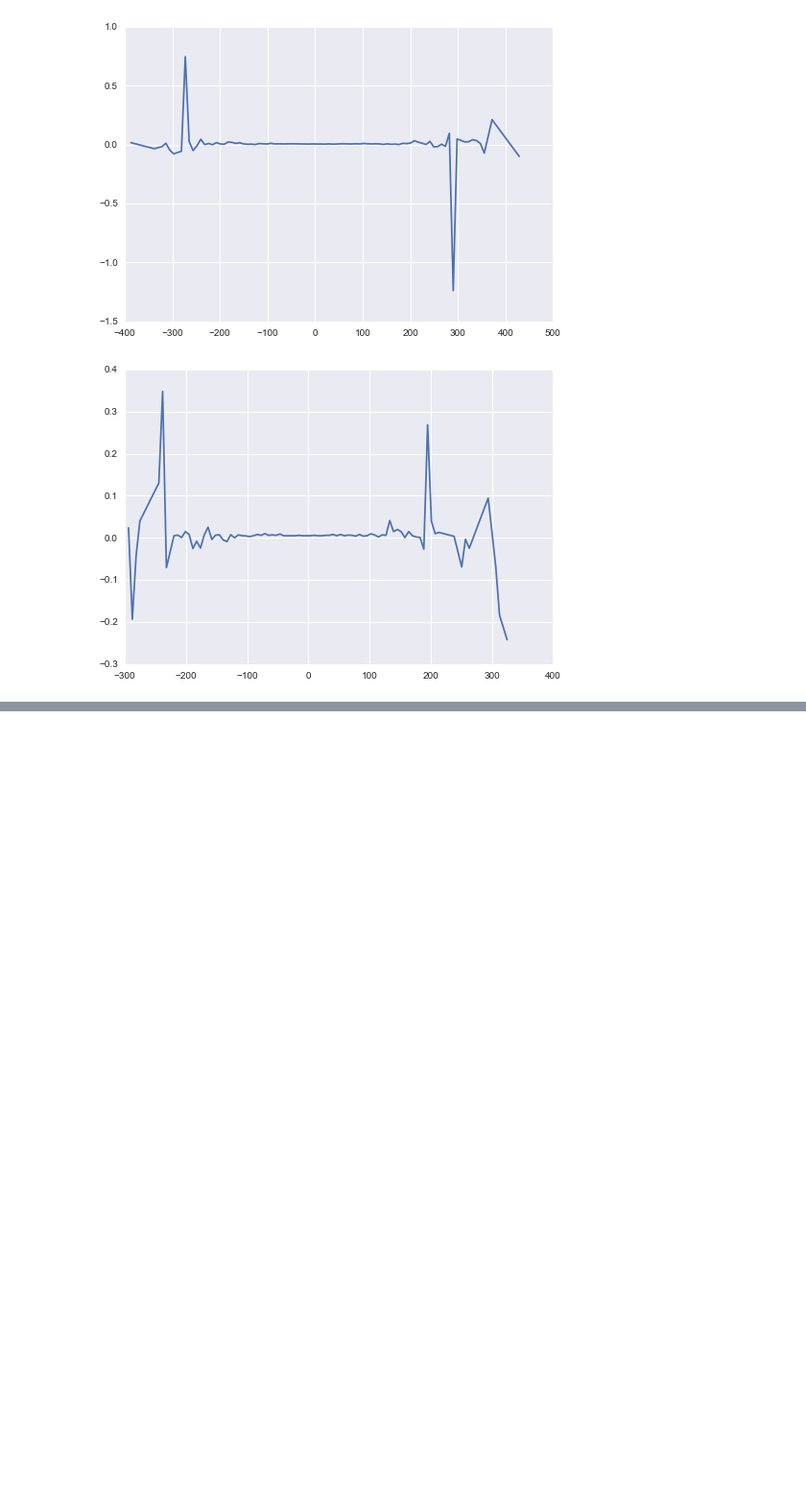
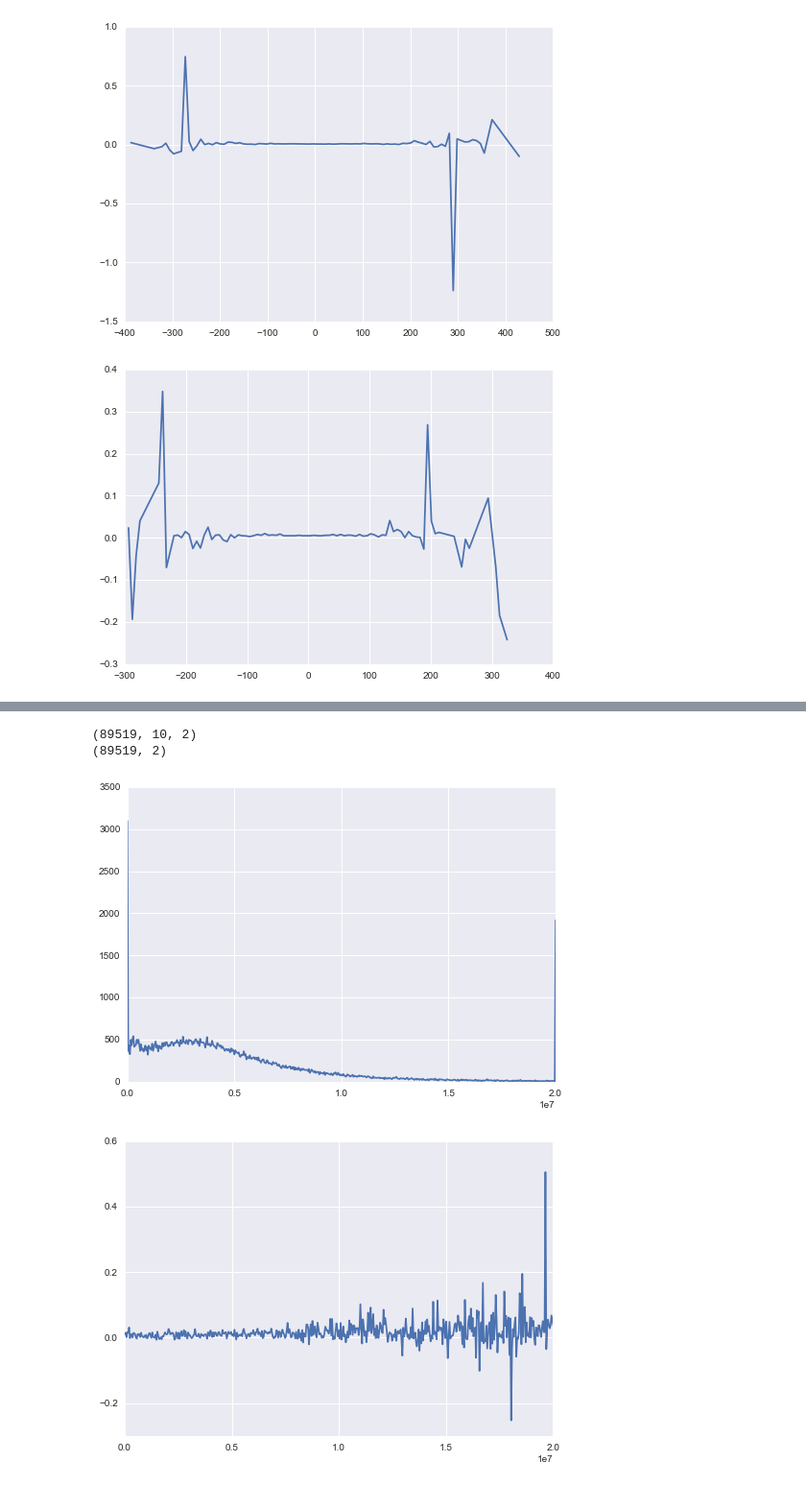
Before and after one commit to MatthewMcGonagle/KaggleZillow, a Jupyter notebook: DiffusionExploration2.ipynb, the cells around one changed output, grey strips where cells are left out. Shown: that part at 96% size. Drawn from its saved outputs; the diff is of its cells as text; code cells hidden in the pictures; blank space fills up the shorter version.

```diff
--- a/DiffusionExploration2.ipynb
+++ b/DiffusionExploration2.ipynb
@@ -248,0 +328,35 @@ for i in range(3):
+# %%
+# Seems like some data have zero variance in some of their neighors. Apartments?
+
+k = 10
+
+coords = all_df[['latitude', 'longitude']].values
+nbrs = NearestNeighbors()
+nbrs.fit(coords)
+
+nbrdistance, nbrindex = nbrs.kneighbors(coords, n_neighbors = k)
+
+X = coords[nbrindex]
+print(X.shape)
+X = np.var(X, axis = 1)
+print(X.shape)
+X = np.sum(X, axis = 1)
+
+cutoff = 0.2 * 10**8
+X[X > cutoff] = cutoff
+
+bins = makebins(X, nbins = 500)
+all_df['bins'] = bins
+
+grouped_df = all_df.groupby('bins').count()
+plt.plot(grouped_df.index.values, grouped_df.logerror.values)
+plt.show()
+
+grouped_df = all_df.groupby('bins').mean()
+plt.plot(grouped_df.index.values, grouped_df.logerror.values)
+plt.show()
+# %% [output]
+(89519, 10, 2)
+(89519, 2)
+[figure, added]
+[figure, added]
```
Also changed, not shown: parts of 5 cells of this notebook.
